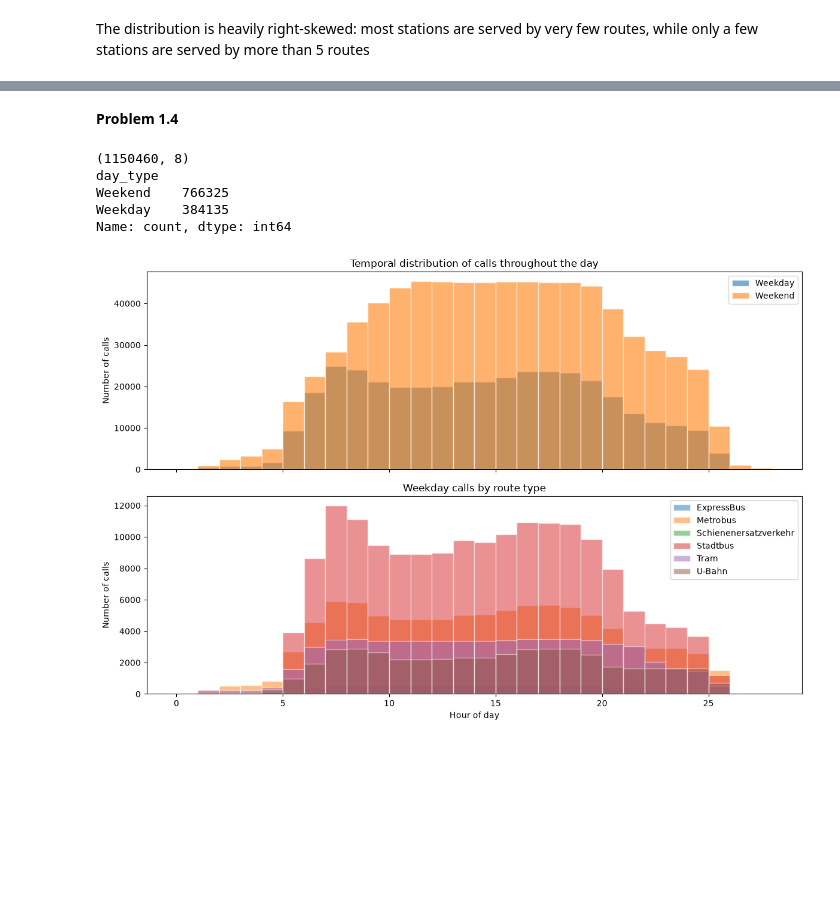
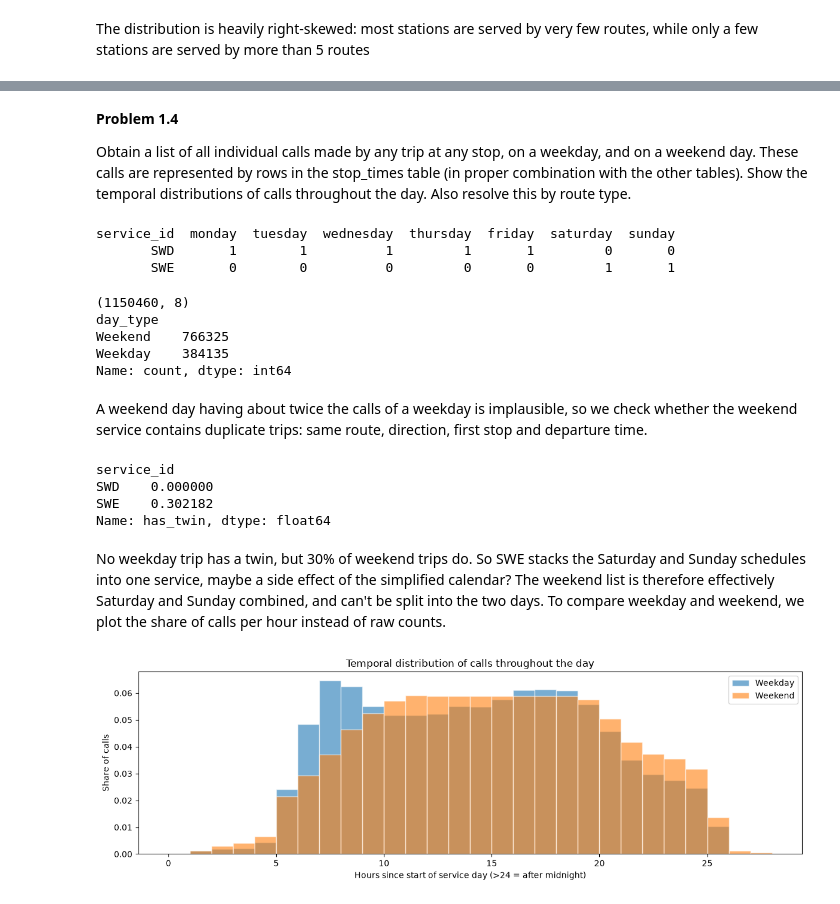
Before and after one commit to dimitrisavellas/Vizualization_Project-, a Jupyter notebook: problem_1_solution.ipynb, the cells around one changed output, grey strips where cells are left out. Cells and saved outputs as stored; diff of their text form; code cells hidden in the pictures; blank space fills up the shorter version.

```diff
--- a/problem_1_solution.ipynb
+++ b/problem_1_solution.ipynb
@@ -3,0 +15,6 @@
+# %%
+data_dir = Path("data_mvg")
+names = ['routes', 'stops', 'trips', 'stop_times', 'calendar']
+
+tables = {name: pd.read_csv(data_dir / f'{name}.txt') for name in names}
+routes, stops, trips, stop_times, calendar = tables.values()
@@ -3,0 +49,9 @@
+# %%
+# Assign child stops to their parent stations
+
+print(f"stops with a parent station: {stops['parent_station'].notnull().sum()}")
+print(f"unique parent stations : {stops['parent_station'].nunique()}")
+
+stops['station'] = stops['parent_station'].fillna(stops['stop_id'])
+
+print(f"Unique effective stations: {stops['station'].nunique()} should equal parent stops (unique count)")
@@ -3,0 +103,5 @@
+# %%
+# Map the child stops to their parent stations in the stop_times table
+stop_id_to_station = stops.set_index('stop_id')['station']
+stop_times['station'] = stop_times['stop_id'].map(stop_id_to_station)
+print(f"Unmapped stations: {stop_times['station'].isna().sum()}")
@@ -102,5 +344,17 @@ plt.show()
 # %% [markdown]
 **Problem 1.4**
+
+Obtain a list of all individual calls made by any trip at any stop, on a weekday, and on
+a weekend day. These calls are represented by rows in the stop_times table (in proper
+combination with the other tables). Show the temporal distributions of calls throughout
+the day. Also resolve this by route type.
+# %%
+print(calendar[['service_id', 'monday', 'tuesday', 'wednesday', 'thursday',
+                'friday', 'saturday', 'sunday']].to_string(index=False))
+# %% [output]
+service_id  monday  tuesday  wednesday  thursday  friday  saturday  sunday
+       SWD       1        1          1         1       1         0       0
+       SWE       0        0          0         0       0         1       1
 # %%
 def to_hours(t):
     h, m, s = t.split(':')
@@ -123,26 +377,38 @@ day_type
 Weekend    766325
 Weekday    384135
 Name: count, dtype: int64
+# %% [markdown]
+A weekend day having about twice the calls of a weekday is implausible, so we check whether
+the weekend service contains duplicate trips: same route, direction, first stop and departure time.
+# %%
+first = stop_times.loc[stop_times.groupby('trip_id')['stop_sequence'].idxmin(),
+                       ['trip_id', 'station', 'departure_time']]
+first = first.merge(trips[['trip_id', 'route_id', 'direction_id', 'service_id']], on='trip_id')
+
+key = ['service_id', 'route_id', 'direction_id', 'station', 'departure_time']
+first['has_twin'] = first.duplicated(key, keep=False)
+print(first.groupby('service_id')['has_twin'].mean())
+# %% [output]
+service_id
+SWD    0.000000
+SWE    0.302182
+Name: has_twin, dtype: float64
+# %% [markdown]
+No weekday trip has a twin, but 30% of weekend trips do. So SWE stacks the Saturday and
+Sunday schedules into one service, maybe a side effect of the simplified calendar? The weekend list
+is therefore effectively Saturday and Sunday combined, and can't be split into the two days.
+To compare weekday and weekend, we plot the share of calls per hour instead of raw counts.
 # %%
-fig, (ax1, ax2) = plt.subplots(2, 1, figsize=(12, 8), sharex=True)
+fig, ax = plt.subplots(figsize=(12, 4))
 
-# Top: weekday vs weekend
 for day, grp in calls.groupby('day_type'):
-    ax1.hist(grp['hour'], bins=np.arange(0, 29), alpha=0.6, label=day, edgecolor='white')
-ax1.set_ylabel('Number of calls')
-ax1.set_title('Temporal distribution of calls throughout the day')
-ax1.legend()
-
-# Bottom: by route type (weekday)
-weekday = calls[calls['day_type'] == 'Weekday']
-for desc, grp in weekday.groupby('route_desc'):
-    ax2.hist(grp['hour'], bins=np.arange(0, 29), alpha=0.5, label=desc, edgecolor='white')
-ax2.set_xlabel('Hour of day')
-ax2.set_ylabel('Number of calls')
-ax2.set_title('Weekday calls by route type')
-ax2.legend()
+    ax.hist(grp['hour'], bins=np.arange(0, 29), density=True, alpha=0.6, label=day, edgecolor='white')
+ax.set_xlabel('Hours since start of service day (>24 = after midnight)')
+ax.set_ylabel('Share of calls')
+ax.set_title('Temporal distribution of calls throughout the day')
+ax.legend()
 
 plt.tight_layout()
 plt.show()
 # %% [output]
-[figure, old version]
+[figure, new version]
```
Also changed, not shown: parts of 48 cells of this notebook, 1 other file.
